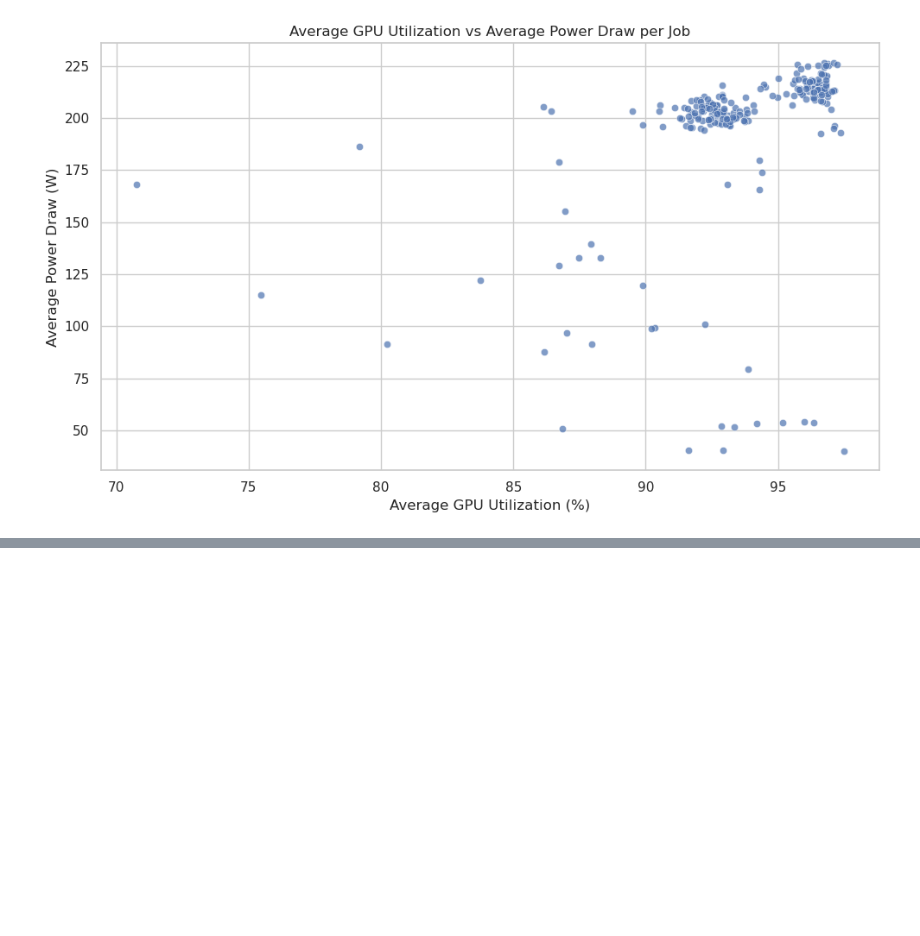
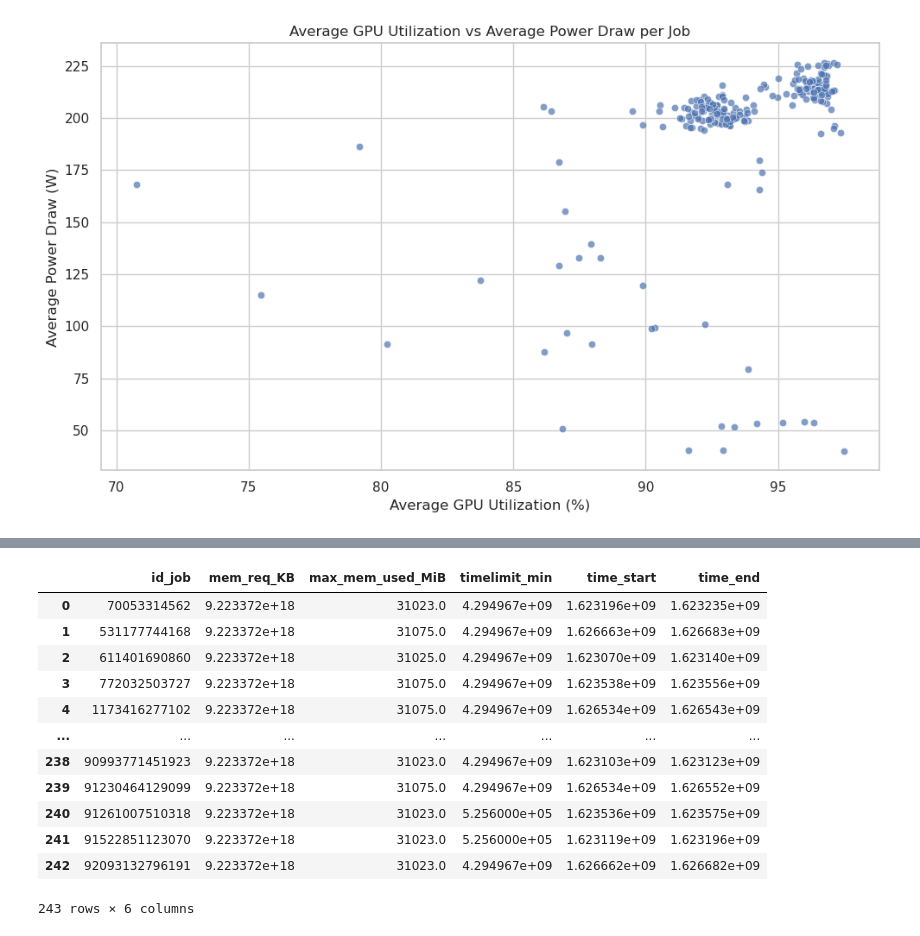
Before and after one commit to Silvana741/gpu_utilization, a Jupyter notebook: Inception4_EDA.ipynb, the cells around one changed output, grey strips where cells are left out. Drawn from its saved outputs; the diff is of its cells as text; code cells hidden in the pictures; blank space fills up the shorter version.

```diff
--- a/Inception4_EDA.ipynb
+++ b/Inception4_EDA.ipynb
@@ -159,0 +247,2 @@ for job_id in sample_jobs:
+# %%
+df = pd.read_csv('merged_data_1S.csv')
@@ -159,0 +318,16 @@ for job_id in sample_jobs:
+# %%
+job_summary
+# %% [output]
+|  | id_job | mem_req_KB | max_mem_used_MiB | timelimit_min | time_start | time_end |
+| 0 | 70053314562 | 9.223372e+18 | 31023.0 | 4.294967e+09 | 1.623196e+09 | 1.623235e+09 |
+| 1 | 531177744168 | 9.223372e+18 | 31075.0 | 4.294967e+09 | 1.626663e+09 | 1.626683e+09 |
+| 2 | 611401690860 | 9.223372e+18 | 31025.0 | 4.294967e+09 | 1.623070e+09 | 1.623140e+09 |
+| 3 | 772032503727 | 9.223372e+18 | 31075.0 | 4.294967e+09 | 1.623538e+09 | 1.623556e+09 |
+| 4 | 1173416277102 | 9.223372e+18 | 31075.0 | 4.294967e+09 | 1.626534e+09 | 1.626543e+09 |
+| ... | ... | ... | ... | ... | ... | ... |
+| 238 | 90993771451923 | 9.223372e+18 | 31023.0 | 4.294967e+09 | 1.623103e+09 | 1.623123e+09 |
+| 239 | 91230464129099 | 9.223372e+18 | 31075.0 | 4.294967e+09 | 1.626534e+09 | 1.626552e+09 |
+| 240 | 91261007510318 | 9.223372e+18 | 31023.0 | 5.256000e+05 | 1.623536e+09 | 1.623575e+09 |
+| 241 | 91522851123070 | 9.223372e+18 | 31023.0 | 5.256000e+05 | 1.623119e+09 | 1.623196e+09 |
+| 242 | 92093132796191 | 9.223372e+18 | 31023.0 | 4.294967e+09 | 1.626662e+09 | 1.626682e+09 |
+243 rows × 6 columns
```
Also changed, not shown: parts of 34 cells of this notebook.
